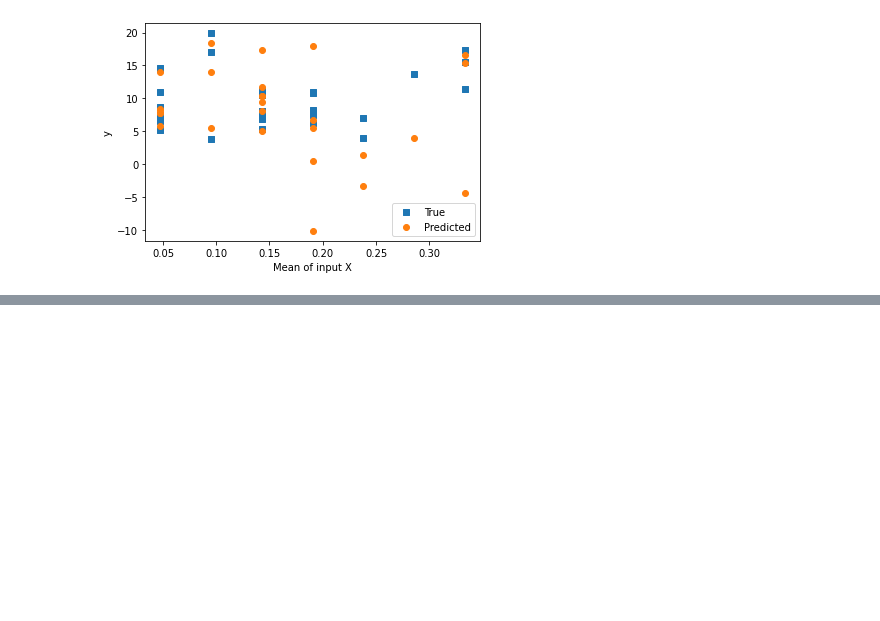
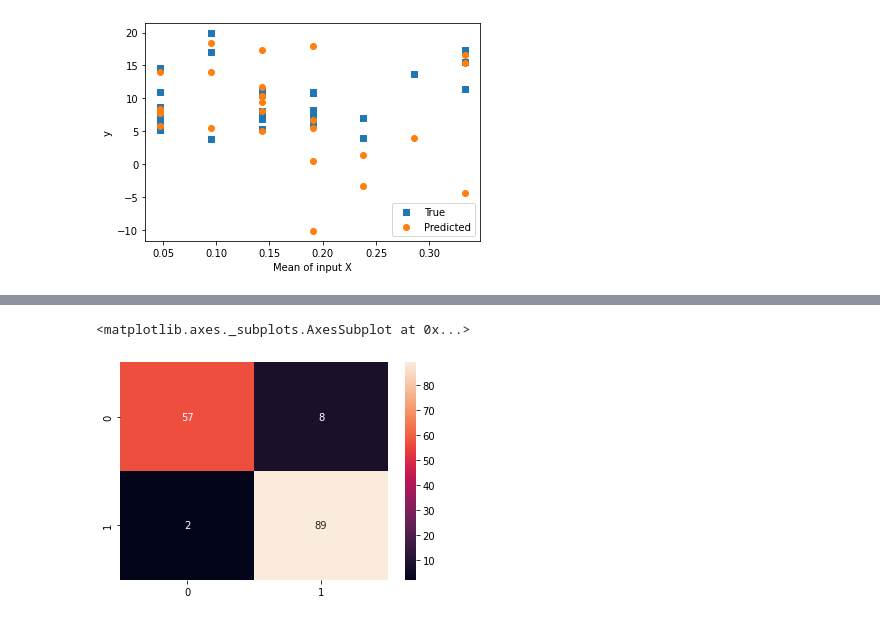
Before and after one commit to Yoshibansal/Machine-learning, a Jupyter notebook: Regression/Regression_polynomial_p1.ipynb, the cells around one changed output, grey strips where cells are left out. Cells and saved outputs as stored; diff of their text form; code cells hidden in the pictures; blank space fills up the shorter version.

```diff
--- a/Regression/Regression_polynomial_p1.ipynb
+++ b/Regression/Regression_polynomial_p1.ipynb
@@ -337,0 +371,10 @@ plt.show()
+# %%
+test_size = 0.30 #@param {type:"slider", min:0.1, max:0.7, step:0.1}
+
+X_train, X_test, y_train, y_test = train_test_split(X, y, test_size=0.30, random_state=10)
+# %%
+# Initialize the model from sklearn
+model = LogisticRegression()
+# %%
+# Fit the model
+model.fit(X_train, y_train);
@@ -337,0 +389,3 @@ plt.show()
+# %%
+# Predict on testing set X_test
+y_pred = model.predict(X_test)
@@ -337,0 +418,5 @@ plt.show()
+# %%
+se.heatmap(confusion_matrix(y_test, y_pred), annot=True)
+# %% [output]
+<matplotlib.axes._subplots.AxesSubplot at 0x...>
+[figure, added]
```
Also changed, not shown: parts of 9 cells of this notebook.
